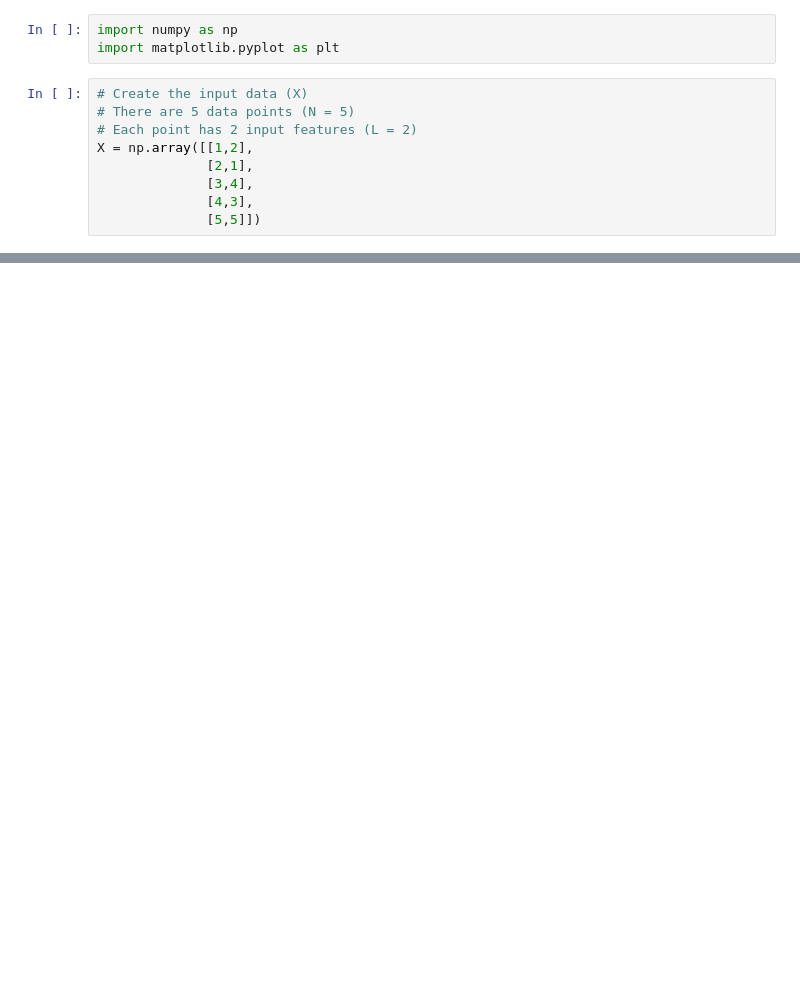
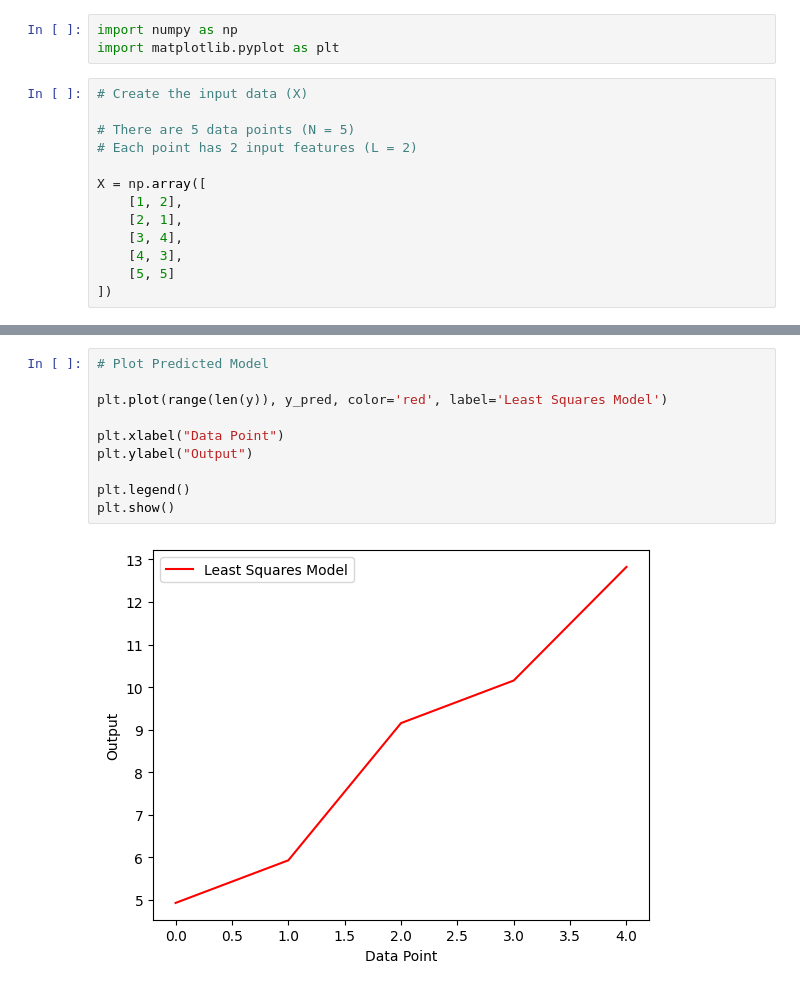
Before and after one commit to luffy-loop/Machine_Learning, a Jupyter notebook: LAB_2.ipynb, the cells around one changed output, grey strips where cells are left out. Cells and saved outputs as stored; diff of their text form; blank space fills up the shorter version.

```diff
--- a/LAB_2.ipynb
+++ b/LAB_2.ipynb
@@ -5,11 +5,15 @@ import numpy as np
 import matplotlib.pyplot as plt
 # %%
 # Create the input data (X)
+
 # There are 5 data points (N = 5)
 # Each point has 2 input features (L = 2)
-X = np.array([[1,2],
-              [2,1],
-              [3,4],
-              [4,3],
-              [5,5]])
+
+X = np.array([
+    [1, 2],
+    [2, 1],
+    [3, 4],
+    [4, 3],
+    [5, 5]
+])
 # %%
@@ -30,0 +57,12 @@ X = np.c_[np.ones(len(X)), X]
+# %%
+# Plot Predicted Model
+
+plt.plot(range(len(y)), y_pred, color='red', label='Least Squares Model')
+
+plt.xlabel("Data Point")
+plt.ylabel("Output")
+
+plt.legend()
+plt.show()
+# %% [output]
+[figure, added]
```
Also changed, not shown: parts of 6 cells of this notebook.
